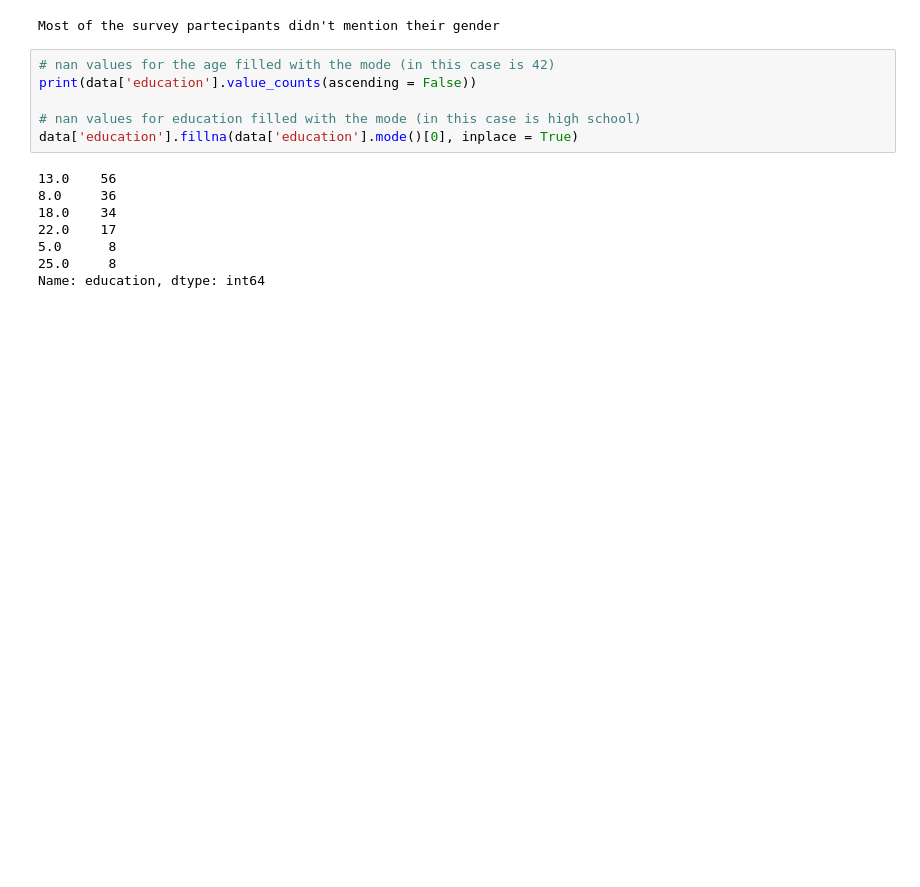
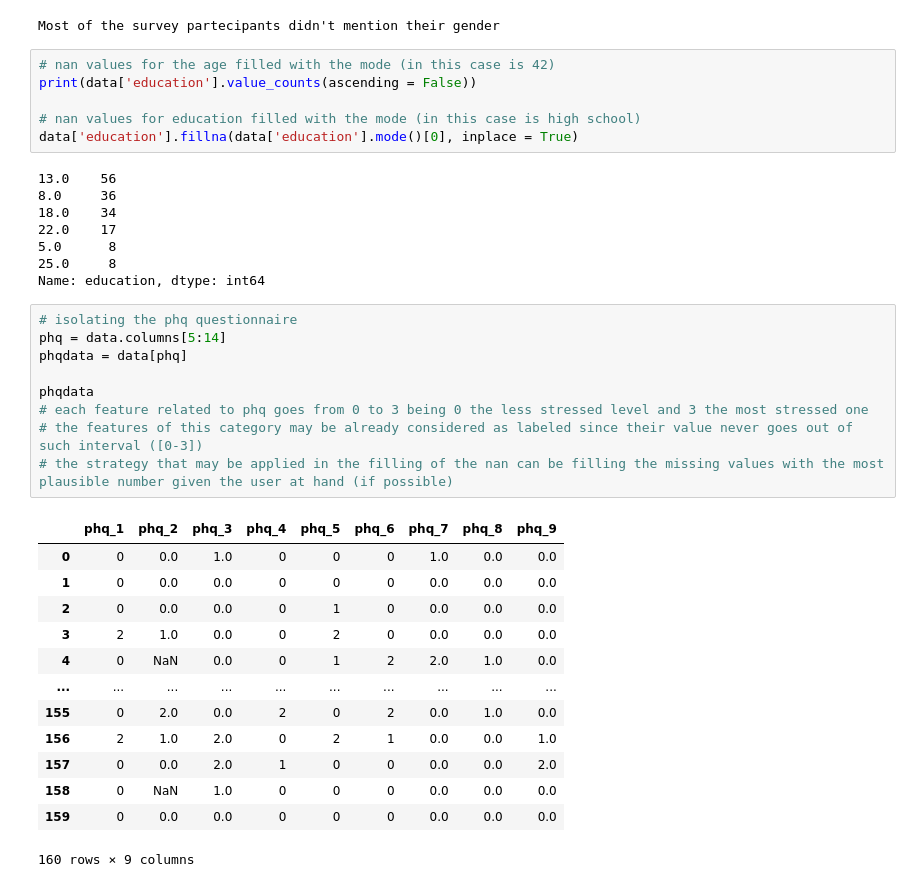
Before and after one commit to fede2500/E_healthProject, a Jupyter notebook: main/dataanalysis/expo.ipynb, the cells around one changed output. Drawn from its saved outputs; the diff is of its cells as text; blank space fills up the shorter version.

```diff
--- a/main/dataanalysis/expo.ipynb
+++ b/main/dataanalysis/expo.ipynb
@@ -104,3 +104,26 @@ data['education'].fillna(data['education'].mode()[0], inplace = True)
 5.0      8
 25.0     8
 Name: education, dtype: int64
+# %%
+# isolating the phq questionnaire
+phq = data.columns[5:14]
+phqdata = data[phq]
+
+phqdata
+# each feature related to phq goes from 0 to 3 being 0 the less stressed level and 3 the most stressed one
+# the features of this category may be already considered as labeled since their value never goes out of such interval ([0-3])
+# the strategy that may be applied in the filling of the nan can be filling the missing values with the most plausible number given the user at hand (if possible)
+# %% [output]
+|  | phq_1 | phq_2 | phq_3 | phq_4 | phq_5 | phq_6 | phq_7 | phq_8 | phq_9 |
+| 0 | 0 | 0.0 | 1.0 | 0 | 0 | 0 | 1.0 | 0.0 | 0.0 |
+| 1 | 0 | 0.0 | 0.0 | 0 | 0 | 0 | 0.0 | 0.0 | 0.0 |
+| 2 | 0 | 0.0 | 0.0 | 0 | 1 | 0 | 0.0 | 0.0 | 0.0 |
+| 3 | 2 | 1.0 | 0.0 | 0 | 2 | 0 | 0.0 | 0.0 | 0.0 |
+| 4 | 0 | NaN | 0.0 | 0 | 1 | 2 | 2.0 | 1.0 | 0.0 |
+| ... | ... | ... | ... | ... | ... | ... | ... | ... | ... |
+| 155 | 0 | 2.0 | 0.0 | 2 | 0 | 2 | 0.0 | 1.0 | 0.0 |
+| 156 | 2 | 1.0 | 2.0 | 0 | 2 | 1 | 0.0 | 0.0 | 1.0 |
+| 157 | 0 | 0.0 | 2.0 | 1 | 0 | 0 | 0.0 | 0.0 | 2.0 |
+| 158 | 0 | NaN | 1.0 | 0 | 0 | 0 | 0.0 | 0.0 | 0.0 |
+| 159 | 0 | 0.0 | 0.0 | 0 | 0 | 0 | 0.0 | 0.0 | 0.0 |
+160 rows × 9 columns
```
Also changed, not shown: parts of 12 cells of this notebook.
